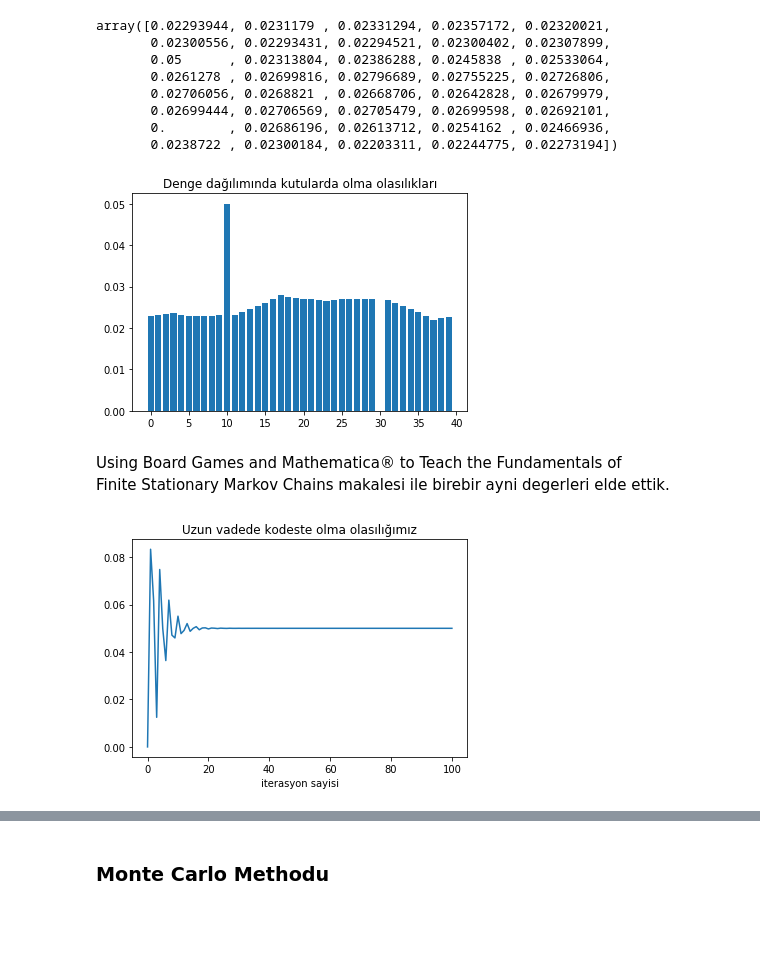
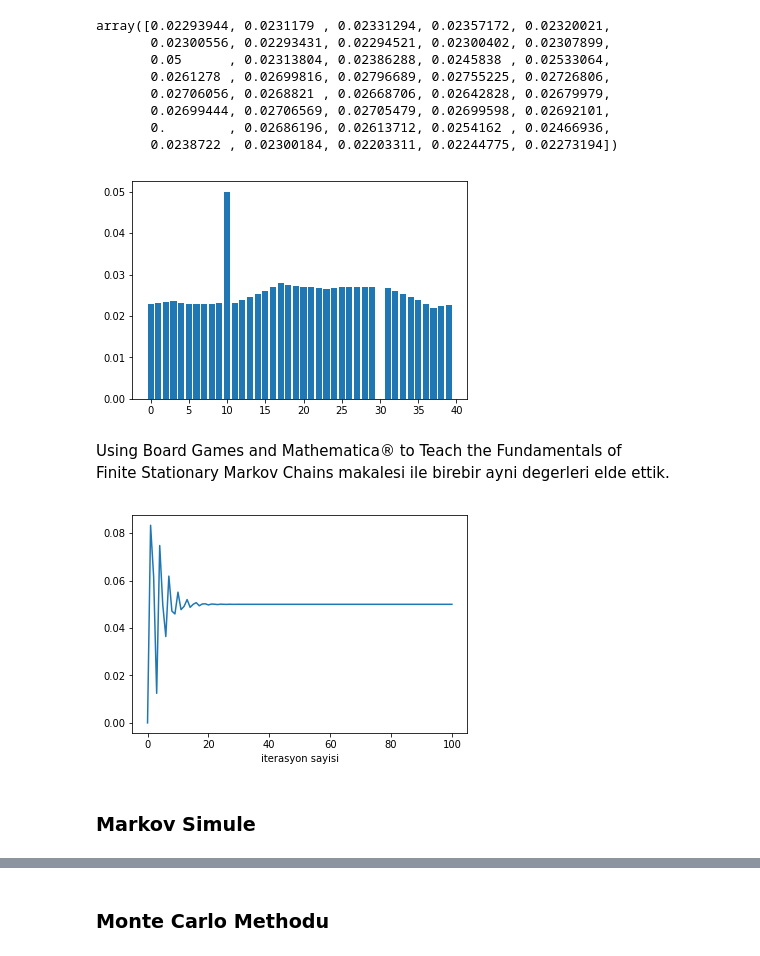
Before and after one commit to ardakdemir/Markov-Zincirleri-Simulasyon, a Jupyter notebook: markovzincirleri.ipynb, the cells around one changed output, grey strips where cells are left out. Cells and saved outputs as stored; diff of their text form; code cells hidden in the pictures; blank space fills up the shorter version.

```diff
--- a/markovzincirleri.ipynb
+++ b/markovzincirleri.ipynb
@@ -344,9 +376,9 @@ sayfa 23
 
 Degisik degerler icin olasilik tablosu.
 # %%
-N=100
+N=10000
 x1=10
-P=[x1/(x+N) for x in range(1000)]
+P=[x1/(x+N) for x in range(N)]
 plt.plot(P)
 plt.show()
 # %% [output]
@@ -524,7 +556,7 @@ Image("kupon2.png")
 ### Kupon Toplama icin Beklenen surenin deneysel hesabi
 # %%
 ## her kuponun cekilme olasiligini esit aliyoruz yani 1/M2
-M2=55
+M2=51
 N=1000
 iters=[]
 mykupons=[]
@@ -774,11 +880,11 @@ array([0.02293944, 0.0231179 , 0.02331294, 0.02357172, 0.02320021,
        0.0238722 , 0.02300184, 0.02203311, 0.02244775, 0.02273194])
 # %%
 plt.bar([i for i in range(size)],init1)
-plt.title("Denge dağılımında kutularda olma olasılıkları")
+#plt.title("Denge dağılımında kutularda olma olasılıkları")
 plt.savefig('dengeprob')
 plt.show()
 # %% [output]
-[figure, old version]
+[figure, new version]
 # %% [markdown]
 Using Board Games and Mathematica®
 to Teach the Fundamentals of
@@ -786,9 +892,11 @@ Finite Stationary Markov Chains  makalesi ile birebir ayni degerleri elde ettik.
 # %%
 kare=10
 plt.plot([init[kare] for init in inits])
-plt.title("Uzun vadede kodeste olma olasılığımız");
+#plt.title("Uzun vadede kodeste olma olasılığımız");
 plt.xlabel("iterasyon sayisi");
 plt.savefig("kadesprob.png")
 plt.show()
 # %% [output]
-[figure, old version]
+[figure, new version]
+# %% [markdown]
+### Markov Simule
```
Also changed, not shown: parts of 76 cells of this notebook.
